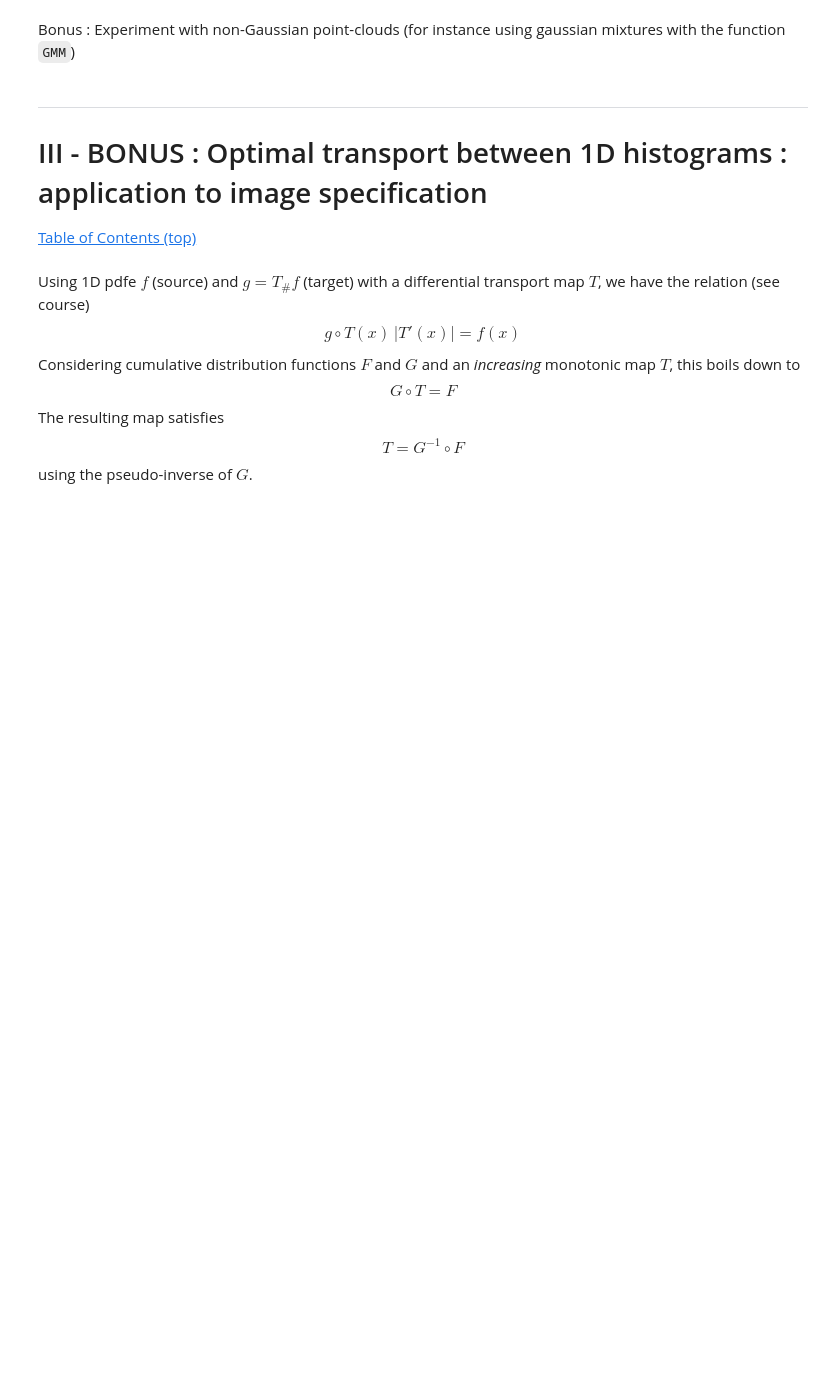
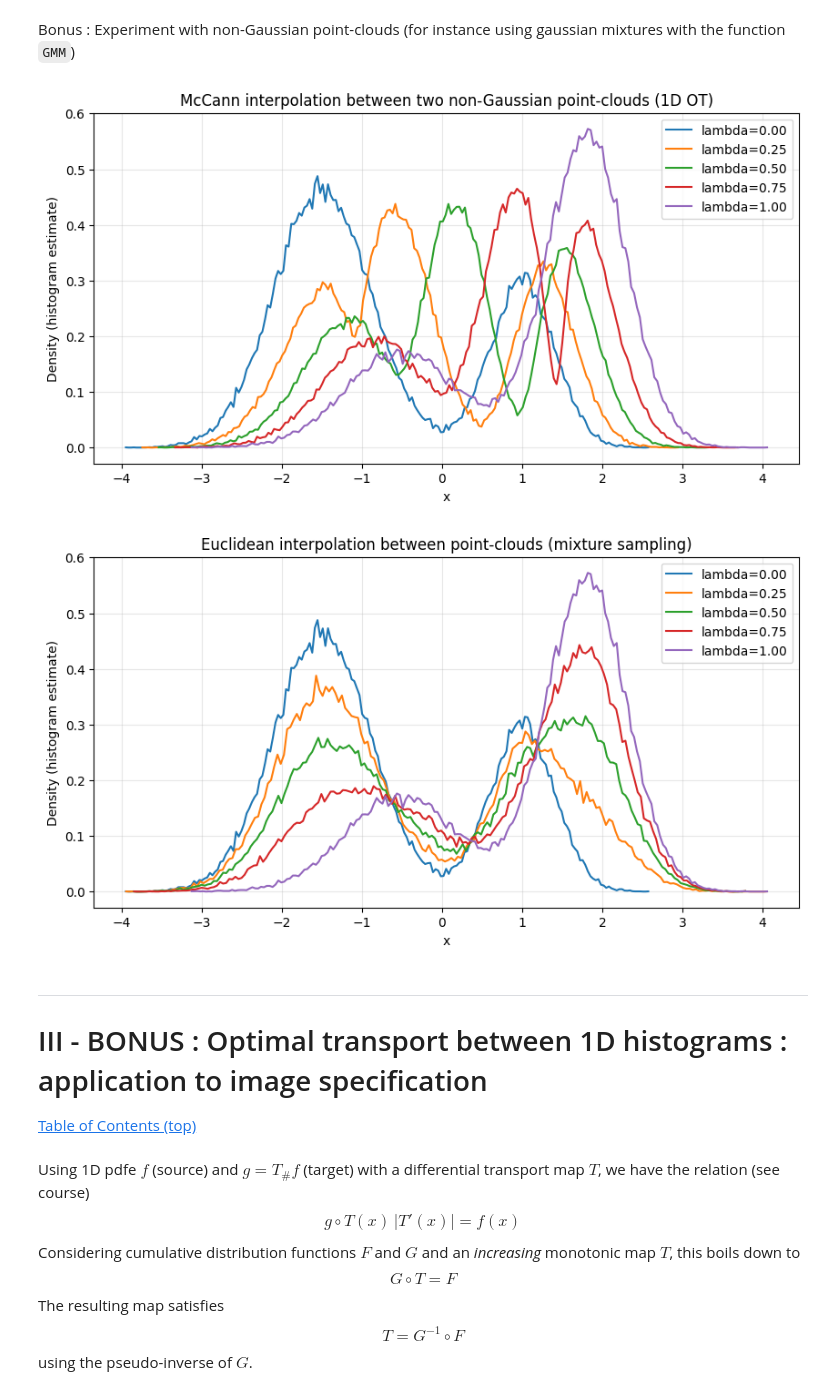
Before and after one commit to ViniciusGN/Kaggle-AI-Studies, a Jupyter notebook: 06. Optimal Transport/TP_1_OT_1D_2025.ipynb, the cells around one changed output. Drawn from its saved outputs; the diff is of its cells as text; code cells hidden in the pictures; blank space fills up the shorter version.

```diff
--- a/06. Optimal Transport/TP_1_OT_1D_2025.ipynb
+++ b/06. Optimal Transport/TP_1_OT_1D_2025.ipynb
@@ -1145,3 +1264,63 @@ Bonus : Experiment with non-Gaussian point-clouds (for instance using gaussian m
+# %%
+#your code here
+
+# Generate two non-Gaussian point-clouds (Gaussian mixtures)
+N = 100_000  # point-cloud size (can reduce to 20_000 if too slow)
+
+# Mixture #0
+p0 = (0.7, 0.3)
+X0 = GMM(p0, mu=(-1.5, 1.0), sig=(0.6, 0.4), N=N)
+
+# Mixture #1 (different mixture)
+p1 = (0.3, 0.7)
+X1 = GMM(p1, mu=(-0.5, 1.8), sig=(0.7, 0.5), N=N)
+
+# Optimal 1D assignment by sorting ranks
+X0s = np.sort(X0)
+X1s = np.sort(X1)
+
+# McCann interpolation (discrete geodesic in 1D OT)
+Lbd = [0.0, 0.25, 0.5, 0.75, 1.0]
+
+plt.figure(figsize=(10, 5))
+
+for lbd in Lbd:
+    X_lbd = (1.0 - lbd) * X0s + lbd * X1s
+
+    # Histogram as a density estimate
+    hist, bins = np.histogram(X_lbd, bins=200, density=True)
+    centers = 0.5 * (bins[:-1] + bins[1:])
+
+    plt.plot(centers, hist, label=f"lambda={lbd:.2f}")
+
+plt.title("McCann interpolation between two non-Gaussian point-clouds (1D OT)")
+plt.xlabel("x")
+plt.ylabel("Density (histogram estimate)")
+plt.grid(True, alpha=0.3)
+plt.legend()
+plt.show()
+
+# Compare with Euclidean interpolation
+plt.figure(figsize=(10, 5))
+
+for lbd in Lbd:
+    mask = (np.random.rand(N) < lbd)
+    X_mix = np.where(mask, X1, X0)
+
+    hist, bins = np.histogram(X_mix, bins=200, density=True)
+    centers = 0.5 * (bins[:-1] + bins[1:])
+
+    plt.plot(centers, hist, label=f"lambda={lbd:.2f}")
+
+plt.title("Euclidean interpolation between point-clouds (mixture sampling)")
+plt.xlabel("x")
+plt.ylabel("Density (histogram estimate)")
+plt.grid(True, alpha=0.3)
+plt.legend()
+plt.show()
+# %% [output]
+[figure, added]
+[figure, added]
 # %% [markdown]
 ___
 # III - BONUS : Optimal transport between 1D histograms : application to image specification
```
Also changed, not shown: parts of 13 cells of this notebook, 11 other files.
